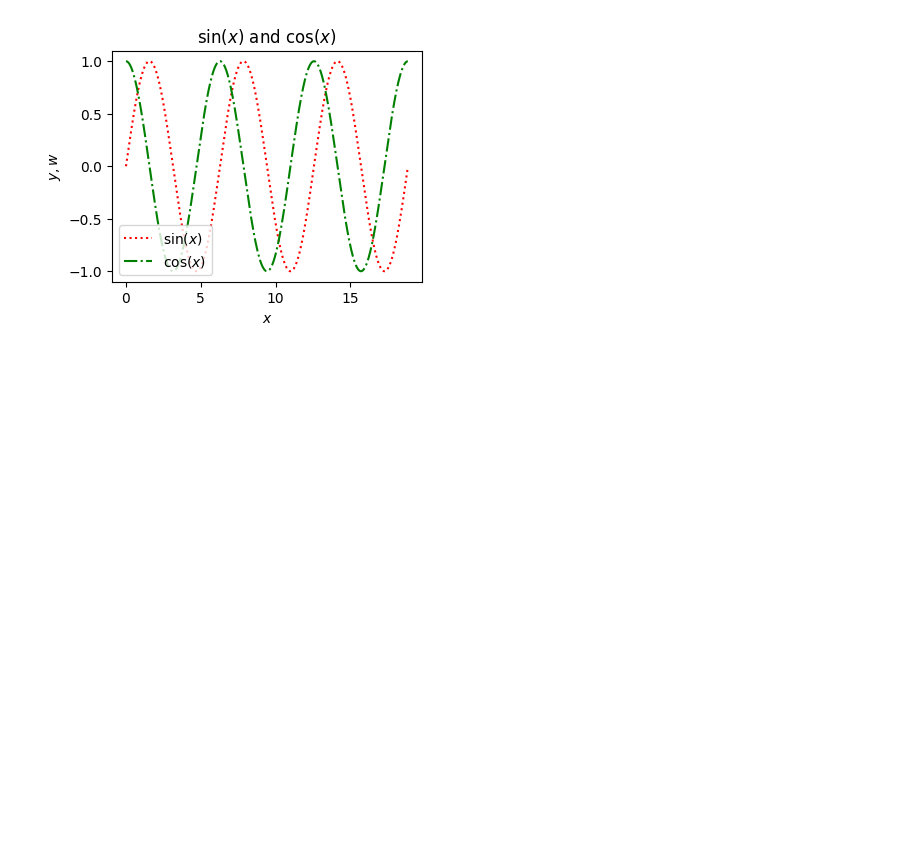
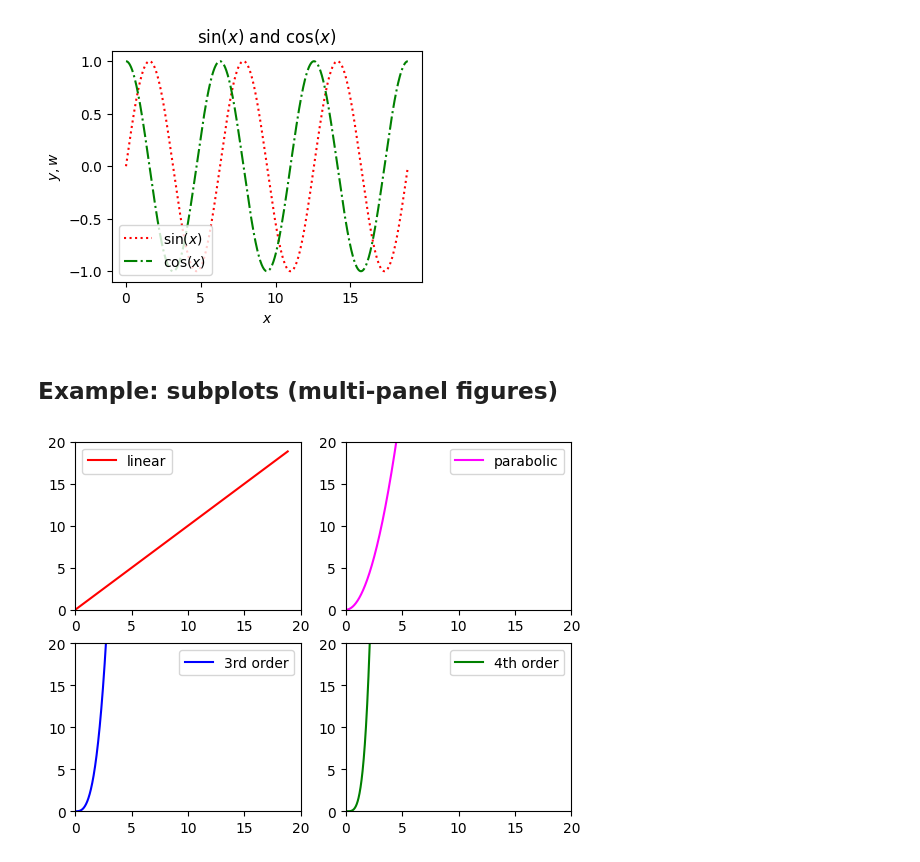
Before and after one commit to wbandabarragan/computational-physics-1, a Jupyter notebook: unit-1/106-Plotting-in-Python.ipynb, the cells around one changed output. Saved outputs shown, nothing was run; the diff lists cells and outputs as text; code cells hidden in the pictures; blank space fills up the shorter version.

```diff
--- a/unit-1/106-Plotting-in-Python.ipynb
+++ b/unit-1/106-Plotting-in-Python.ipynb
@@ -199,3 +200,38 @@ plt.legend(loc=3)
 plt.show()
 # %% [output]
 [figure]
+# %% [markdown]
+## Example: subplots (multi-panel figures)
+# %%
+# Method 1: Multi-panel figure
+
+plt.figure()
+
+plt.subplot(2, 2, 1)
+plt.plot(x, x, color = "red", label = "linear")
+plt.legend()
+plt.xlim(0,20)
+plt.ylim(0,20)
+
+plt.subplot(2, 2, 2)
+plt.plot(x, x**2, color = "magenta", label = "parabolic")
+plt.legend()
+plt.xlim(0,20)
+plt.ylim(0,20)
+
+plt.subplot(2, 2, 3)
+plt.plot(x, x**3, color = "blue", label = "3rd order")
+plt.legend()
+plt.xlim(0,20)
+plt.ylim(0,20)
+
+plt.subplot(2, 2, 4)
+plt.plot(x, x**4, color = "green", label = "4th order")
+plt.legend()
+plt.xlim(0,20)
+plt.ylim(0,20)
+
+plt.show()
+# plt.savefig("/content/drive/MyDrive/Colab Notebooks/multipanel.eps")
+# %% [output]
+[figure, added]
```
Also changed, not shown: parts of 11 cells of this notebook.
